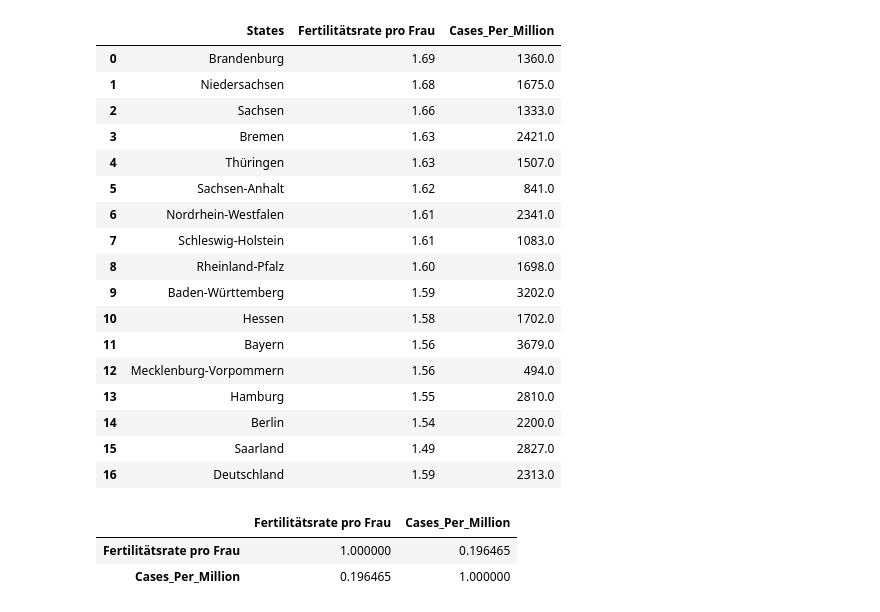
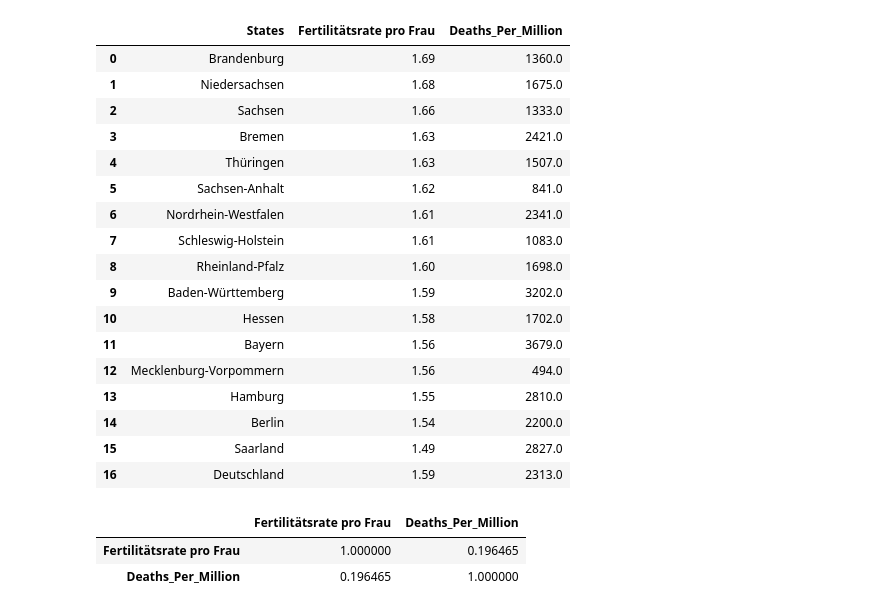
Before and after one commit to pschwede/covid19plots, a Jupyter notebook: correlate.ipynb, the cells around one changed output. Cells and saved outputs as stored; diff of their text form; code cells hidden in the pictures.

```diff
--- a/correlate.ipynb
+++ b/correlate.ipynb
@@ -23,38 +23,38 @@ federal_state_translation = {
     "DE-total": "Deutschland",
 }
 inv_fst = {v: k for k, v in federal_state_translation.items()}
 
 df = pd \
 .read_csv("data/fertility_de.tsv",
           sep="\t",
           usecols=['States', 'Fertilitätsrate pro Frau'])
 
-df['Cases_Per_Million'] = [entorb.to_dataframe(inv_fst[area])['Cases_Per_Million'].median() for area in df['States']]
+df['Deaths_Per_Million'] = [entorb.to_dataframe(inv_fst[area])['Cases_Per_Million'].median() for area in df['States']]
 display(df)
 corr = df.corr()**2
 corr.style.background_gradient(cmap='Blues')
 # %% [output]
-|  | States | Fertilitätsrate pro Frau | Cases_Per_Million |
+|  | States | Fertilitätsrate pro Frau | Deaths_Per_Million |
 | 0 | Brandenburg | 1.69 | 1360.0 |
 | 1 | Niedersachsen | 1.68 | 1675.0 |
 | 2 | Sachsen | 1.66 | 1333.0 |
 | 3 | Bremen | 1.63 | 2421.0 |
 | 4 | Thüringen | 1.63 | 1507.0 |
 | 5 | Sachsen-Anhalt | 1.62 | 841.0 |
 | 6 | Nordrhein-Westfalen | 1.61 | 2341.0 |
 | 7 | Schleswig-Holstein | 1.61 | 1083.0 |
 | 8 | Rheinland-Pfalz | 1.60 | 1698.0 |
 | 9 | Baden-Württemberg | 1.59 | 3202.0 |
 | 10 | Hessen | 1.58 | 1702.0 |
 | 11 | Bayern | 1.56 | 3679.0 |
 | 12 | Mecklenburg-Vorpommern | 1.56 | 494.0 |
 | 13 | Hamburg | 1.55 | 2810.0 |
 | 14 | Berlin | 1.54 | 2200.0 |
 | 15 | Saarland | 1.49 | 2827.0 |
 | 16 | Deutschland | 1.59 | 2313.0 |
-|  | Fertilitätsrate pro Frau | Cases_Per_Million |
+|  | Fertilitätsrate pro Frau | Deaths_Per_Million |
 | Fertilitätsrate pro Frau | 1.000000 | 0.196465 |
-| Cases_Per_Million | 0.196465 | 1.000000 |
+| Deaths_Per_Million | 0.196465 | 1.000000 |
 # %%
 from qwikidata.sparql \
 import return_sparql_query_results
```
Also changed, not shown: parts of 3 cells of this notebook.
